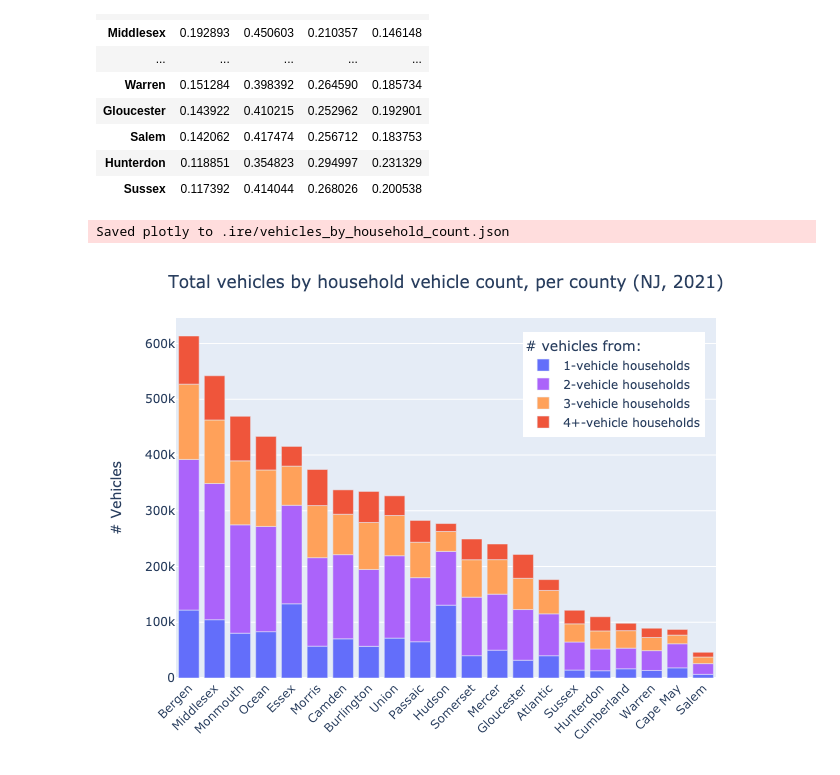
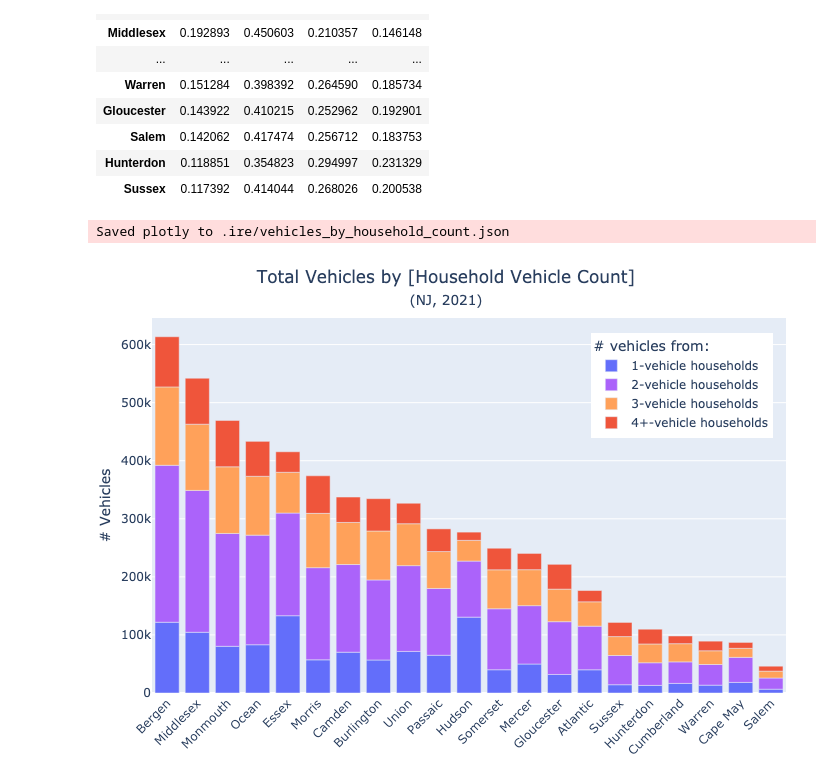
Before and after one commit to hudcostreets/household-vehicles, a Jupyter notebook: nj/household vehicle ownership.ipynb, the cells around one changed output. Drawn from its saved outputs; the diff is of its cells as text; code cells hidden in the pictures.

```diff
--- a/nj/household vehicle ownership.ipynb
+++ b/nj/household vehicle ownership.ipynb
@@ -7,4 +8,0 @@ from ire import export
-# %%
-default_colors = px.colors.qualitative.Plotly
-colors = [ default_colors[i] for i in [2, 0, 3, 4, 1] ]
-colors
@@ -51,9 +8,0 @@ def plot(df, title, y=None, colors=colors, name=None, w=W, h=H, pct=False, legen
-# %%
-def ur_legend(title):
-    return dict(
-        yanchor="top",
-        y=0.96,
-        xanchor="right",
-        x=0.98,
-        title=title,
-    )
@@ -176,6 +115,8 @@ Saved parquet to .ire/hh_pct.parquet
 | Sussex | 4.1 | 24.3 | 42.8 | 18.5 | 10.4 |
 | Hunterdon | 3.1 | 25.5 | 38.0 | 21.1 | 12.4 |
 | Cape May | 2.7 | 37.3 | 44.1 | 10.6 | 5.2 |
+# %%
+subtitle = '(NJ, 2021)'
 # %%
 plot(
     df,
@@ -255,12 +196,14 @@ nv_pcts
 # %%
 plot(
     num_vehicles,
-    title='Total vehicles by household vehicle count, per county (NJ, 2021)',
+    title='Total Vehicles by [Household Vehicle Count]',
+    subtitle=subtitle,
     colors=colors[1:],
+    layout=abs_layout,
     legend=ur_legend('# vehicles from:'),
     name='vehicles_by_household_count',
 )
 # %% [output]
 Saved plotly to .ire/vehicles_by_household_count.json
-[figure, old version]
+[figure, new version]
 # %%
```
Also changed, not shown: parts of 10 cells of this notebook, 24 other files.
